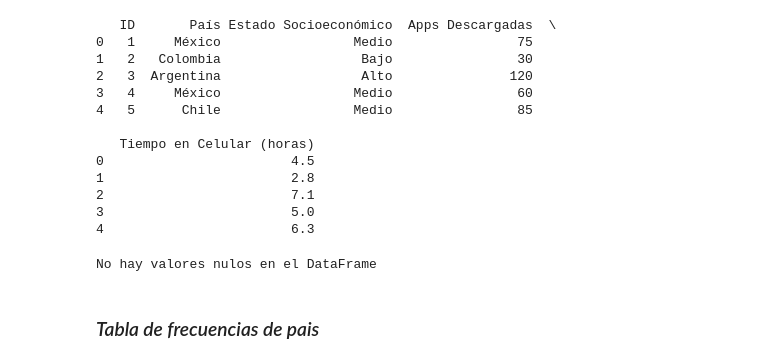
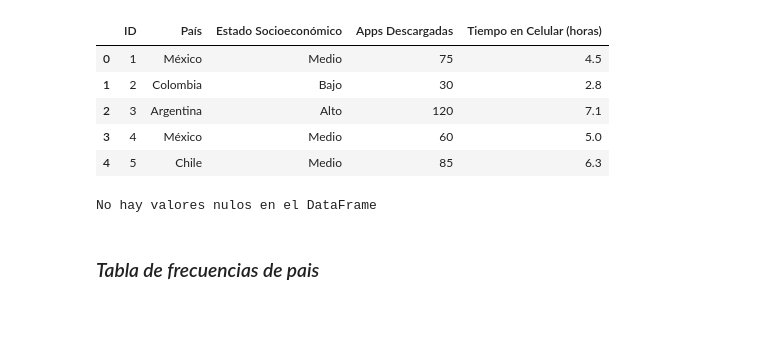
Before and after one commit to fcisnerosr/estadistica_descriptiva, a Jupyter notebook: procesamiento.ipynb, the cells around one changed output. Cells and saved outputs as stored; diff of their text form; code cells hidden in the pictures; blank space fills up the shorter version.

```diff
--- a/procesamiento.ipynb
+++ b/procesamiento.ipynb
@@ -3,20 +6,13 @@ import pandas as pd
 # %%
 df = pd.read_excel('datos-estadistica-platzi.xlsx')
-print(df.head())
+display(df.head())
 # %% [output]
-   ID       País Estado Socioeconómico  Apps Descargadas  \
-0   1     México                 Medio                75
-1   2   Colombia                  Bajo                30
-2   3  Argentina                  Alto               120
-3   4     México                 Medio                60
-4   5      Chile                 Medio                85
-
-   Tiempo en Celular (horas)
-0                        4.5
-1                        2.8
-2                        7.1
-3                        5.0
-4                        6.3
+|  | ID | País | Estado Socioeconómico | Apps Descargadas | Tiempo en Celular (horas) |
+| 0 | 1 | México | Medio | 75 | 4.5 |
+| 1 | 2 | Colombia | Bajo | 30 | 2.8 |
+| 2 | 3 | Argentina | Alto | 120 | 7.1 |
+| 3 | 4 | México | Medio | 60 | 5.0 |
+| 4 | 5 | Chile | Medio | 85 | 6.3 |
 # %%
 df.isna().any().any()
 if df.isna().any().any() is True:
```
Also changed, not shown: parts of 8 cells of this notebook.
